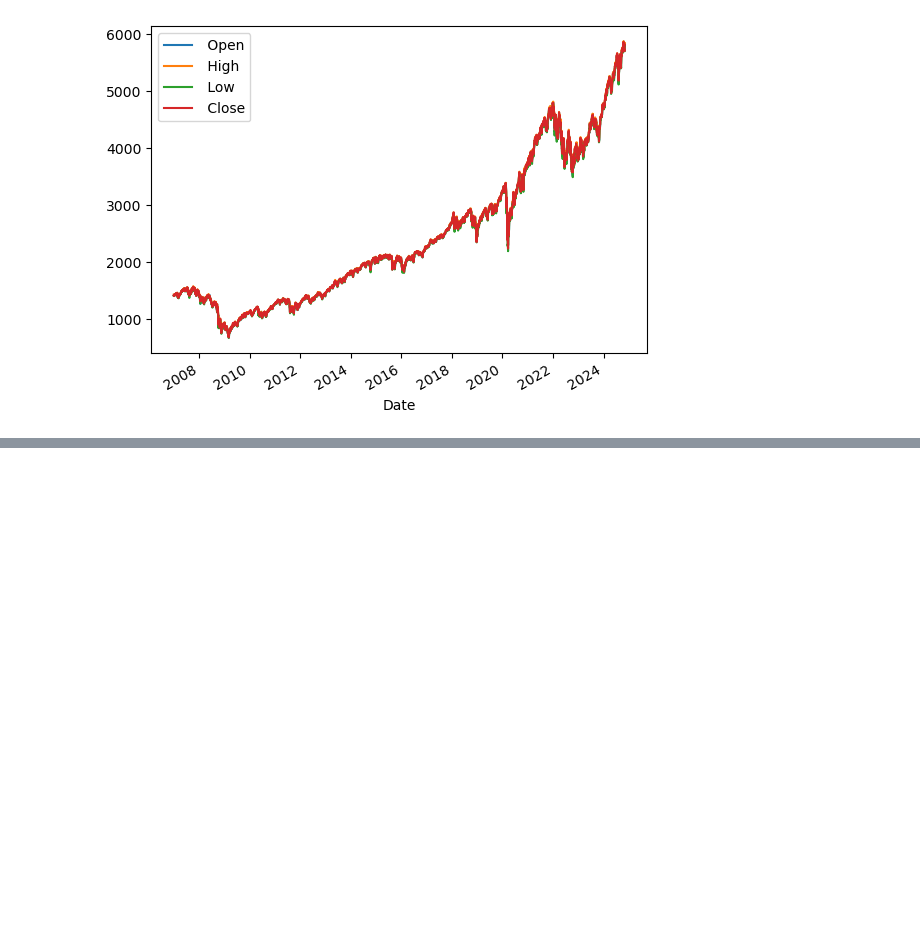
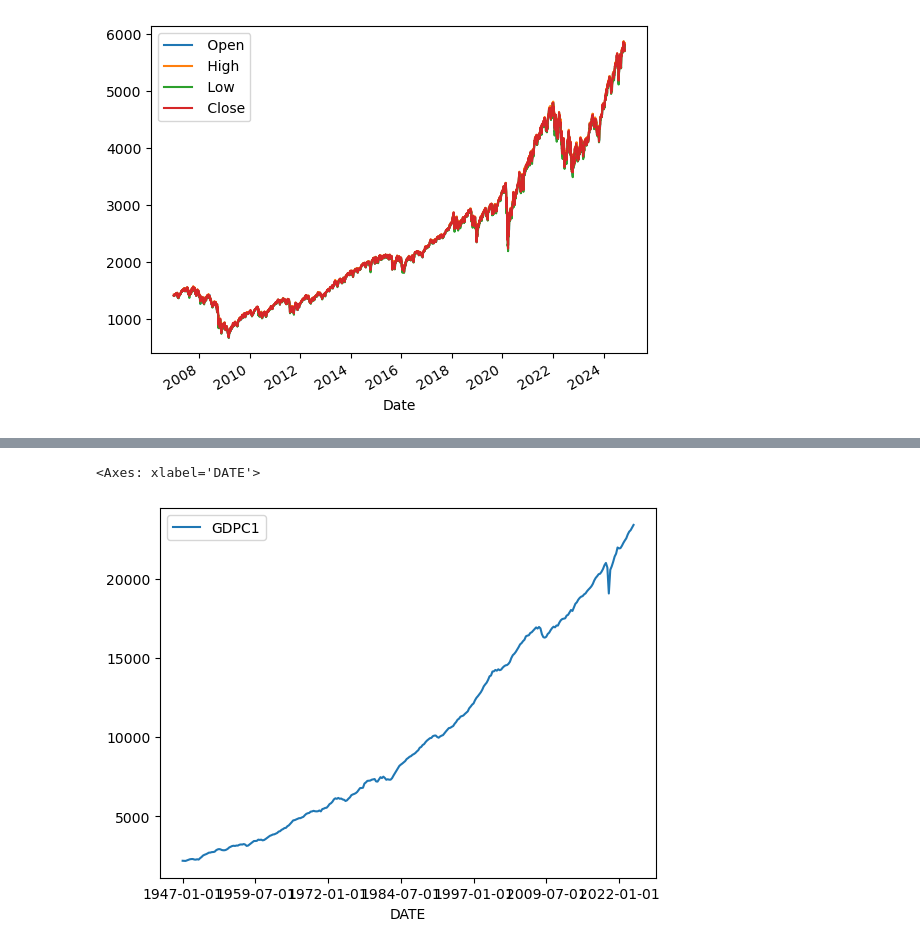
Before and after one commit to yiannisp1822/Project1_FinanceData, a Jupyter notebook: Financial_Analysis.ipynb, the cells around one changed output, grey strips where cells are left out. Cells and saved outputs as stored; diff of their text form; code cells hidden in the pictures; blank space fills up the shorter version.

Commit message:
Add GDPC1 df and plot

```diff
--- a/Financial_Analysis.ipynb
+++ b/Financial_Analysis.ipynb
@@ -48,0 +53,7 @@ SNP_df.plot()
+# %%
+df_GDPC1 = pd.read_csv("Resources/GDPC1.csv")
+
+df_GDPC1.set_index('DATE', inplace=True)
+
+display(df_GDPC1.head())
+display(df_GDPC1.tail())
@@ -48,0 +75,5 @@ SNP_df.plot()
+# %%
+df_GDPC1.plot()
+# %% [output]
+<Axes: xlabel='DATE'>
+[figure, added]
```
Also changed, not shown: parts of 2 cells of this notebook.
